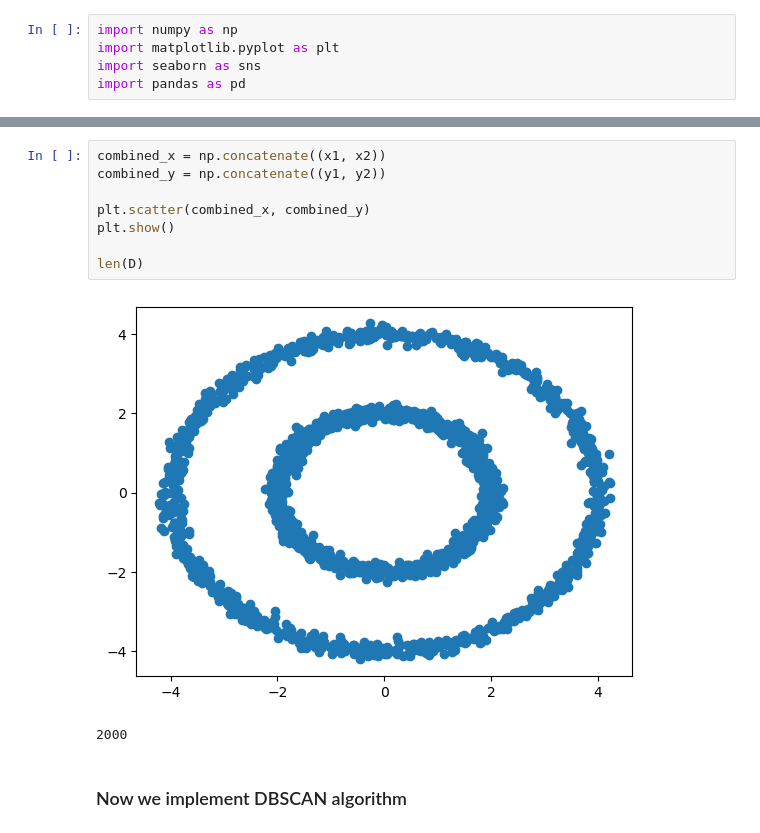
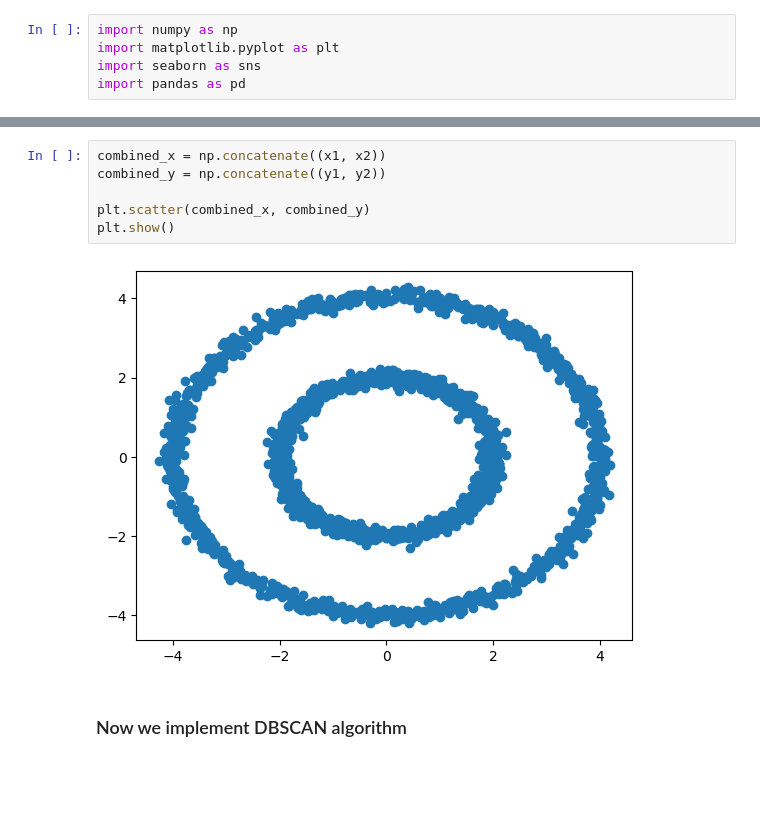
Before and after one commit to r2d2butbetter/ML-Implementations, a Jupyter notebook: DBSCAN.ipynb, the cells around one changed output, grey strips where cells are left out. Saved outputs shown, nothing was run; the diff lists cells and outputs as text; blank space fills up the shorter version.

```diff
--- a/DBSCAN.ipynb
+++ b/DBSCAN.ipynb
@@ -23,14 +25,11 @@ plt.show()
 # %%
 combined_x = np.concatenate((x1, x2))
 combined_y = np.concatenate((y1, y2))
 
 plt.scatter(combined_x, combined_y)
 plt.show()
-
-len(D)
 # %% [output]
-[figure, old version]
+[figure, new version]
-2000
 # %% [markdown]
 ### Now we implement DBSCAN algorithm
 # %%
```
Also changed, not shown: parts of 2 cells of this notebook.
